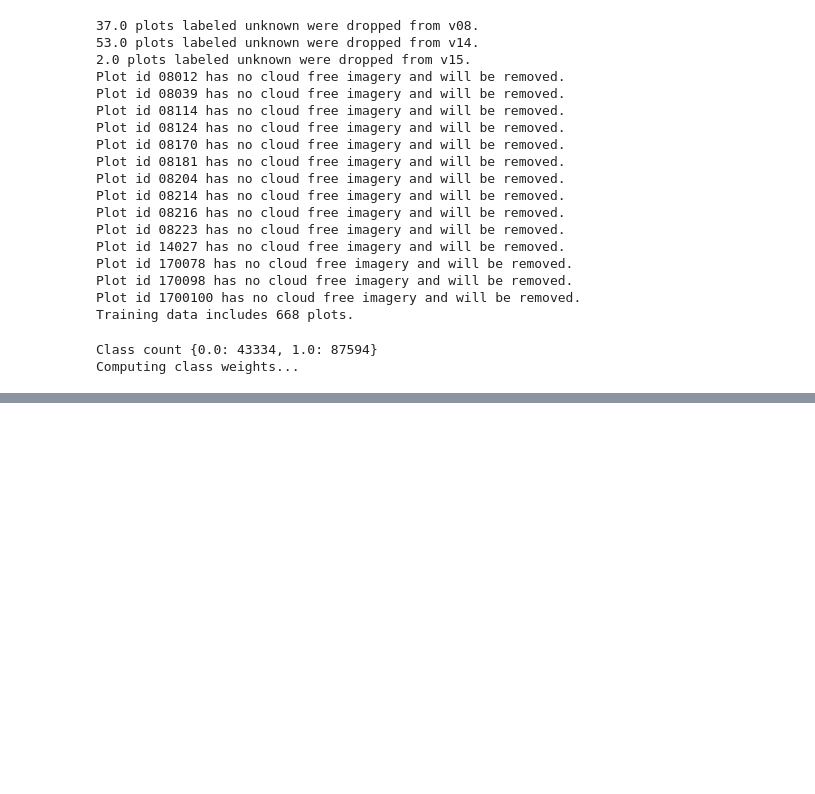
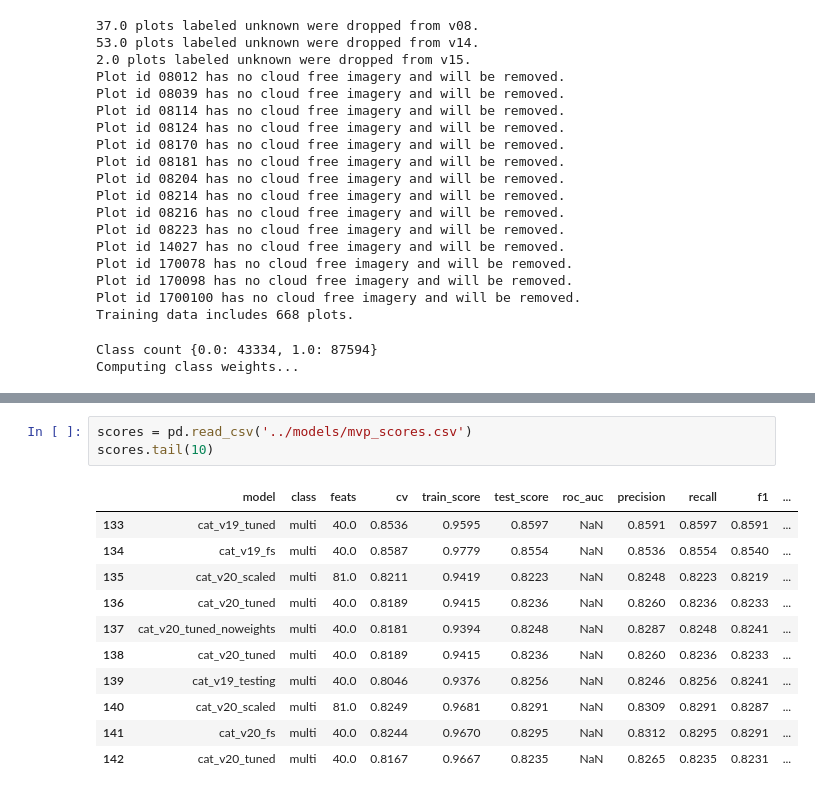
Before and after one commit to wri/plantation_classifier, a Jupyter notebook: notebooks/modeling_approaches.ipynb, the cells around one changed output, grey strips where cells are left out. Drawn from its saved outputs; the diff is of its cells as text; blank space fills up the shorter version.

```diff
--- a/notebooks/modeling_approaches.ipynb
+++ b/notebooks/modeling_approaches.ipynb
@@ -383,0 +648,15 @@ Computing class weights...
+# %%
+scores = pd.read_csv('../models/mvp_scores.csv')
+scores.tail(10)
+# %% [output]
+|  | model | class | feats | cv | train_score | test_score | roc_auc | precision | recall | f1 | ... |
+| 133 | cat_v19_tuned | multi | 40.0 | 0.8536 | 0.9595 | 0.8597 | NaN | 0.8591 | 0.8597 | 0.8591 | ... |
+| 134 | cat_v19_fs | multi | 40.0 | 0.8587 | 0.9779 | 0.8554 | NaN | 0.8536 | 0.8554 | 0.8540 | ... |
+| 135 | cat_v20_scaled | multi | 81.0 | 0.8211 | 0.9419 | 0.8223 | NaN | 0.8248 | 0.8223 | 0.8219 | ... |
+| 136 | cat_v20_tuned | multi | 40.0 | 0.8189 | 0.9415 | 0.8236 | NaN | 0.8260 | 0.8236 | 0.8233 | ... |
+| 137 | cat_v20_tuned_noweights | multi | 40.0 | 0.8181 | 0.9394 | 0.8248 | NaN | 0.8287 | 0.8248 | 0.8241 | ... |
+| 138 | cat_v20_tuned | multi | 40.0 | 0.8189 | 0.9415 | 0.8236 | NaN | 0.8260 | 0.8236 | 0.8233 | ... |
+| 139 | cat_v19_testing | multi | 40.0 | 0.8046 | 0.9376 | 0.8256 | NaN | 0.8246 | 0.8256 | 0.8241 | ... |
+| 140 | cat_v20_scaled | multi | 81.0 | 0.8249 | 0.9681 | 0.8291 | NaN | 0.8309 | 0.8291 | 0.8287 | ... |
+| 141 | cat_v20_fs | multi | 40.0 | 0.8244 | 0.9670 | 0.8295 | NaN | 0.8312 | 0.8295 | 0.8291 | ... |
+| 142 | cat_v20_tuned | multi | 40.0 | 0.8167 | 0.9667 | 0.8235 | NaN | 0.8265 | 0.8235 | 0.8231 | ... |
```
Also changed, not shown: parts of 22 cells of this notebook.
